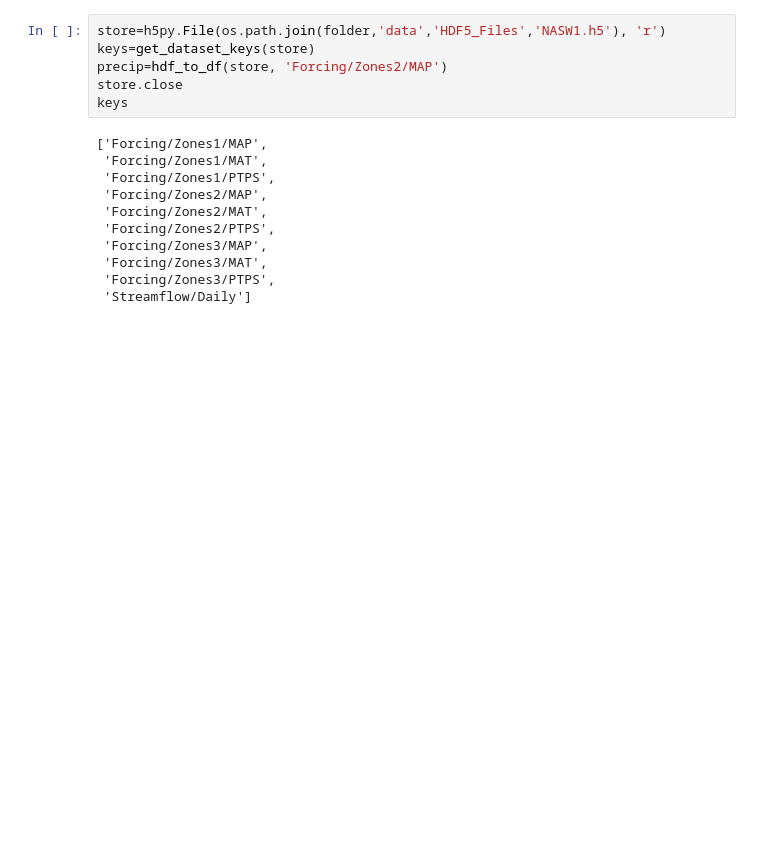
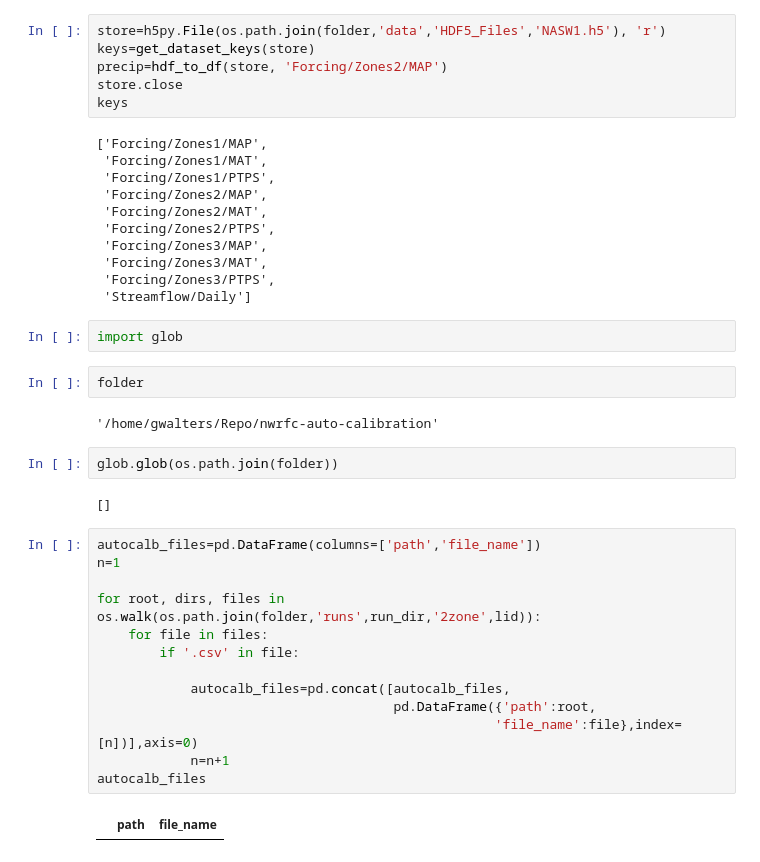
Before and after one commit to NOAA-NWRFC/nwsrfs-hydro-models, a Jupyter notebook: py-rfchydromodels/Notebooks/AutoCalb_Output_Checks.ipynb, the cells around one changed output. Saved outputs shown, nothing was run; the diff lists cells and outputs as text; blank space fills up the shorter version.

```diff
--- a/py-rfchydromodels/Notebooks/AutoCalb_Output_Checks.ipynb
+++ b/py-rfchydromodels/Notebooks/AutoCalb_Output_Checks.ipynb
@@ -1109,3 +1103,28 @@ keys
  'Forcing/Zones3/MAT',
  'Forcing/Zones3/PTPS',
  'Streamflow/Daily']
+# %%
+import glob
+# %%
+folder
+# %% [output]
+'/home/gwalters/Repo/nwrfc-auto-calibration'
+# %%
+glob.glob(os.path.join(folder))
+# %% [output]
+[]
+# %%
+autocalb_files=pd.DataFrame(columns=['path','file_name'])
+n=1
+
+for root, dirs, files in os.walk(os.path.join(folder,'runs',run_dir,'2zone',lid)):
+    for file in files:
+        if '.csv' in file:
+
+            autocalb_files=pd.concat([autocalb_files,
+                                      pd.DataFrame({'path':root,
+                                                   'file_name':file},index=[n])],axis=0)
+            n=n+1
+autocalb_files
+# %% [output]
+|  | path | file_name |
```
Also changed, not shown: parts of 6 cells of this notebook, 5 other files.
